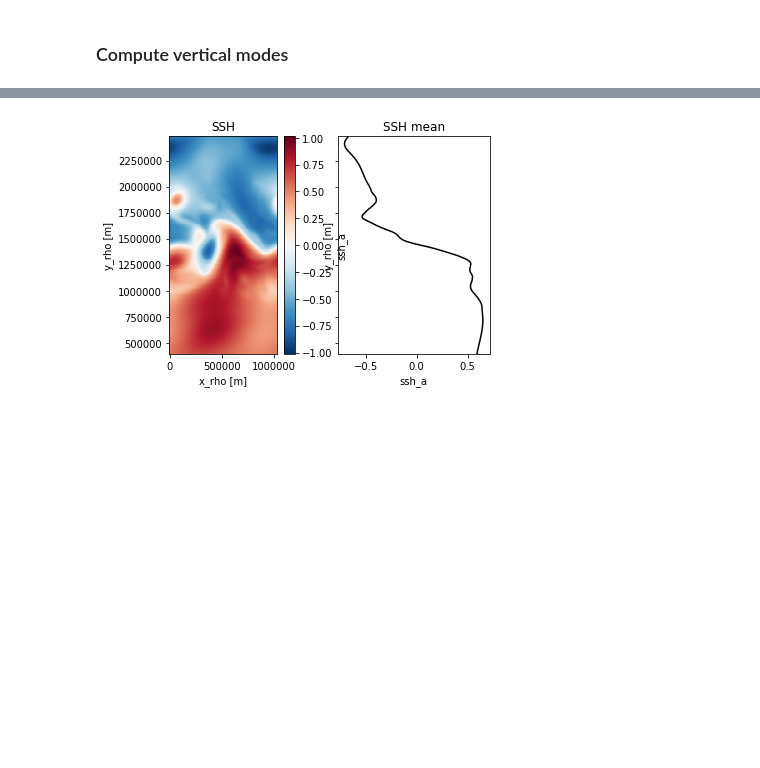
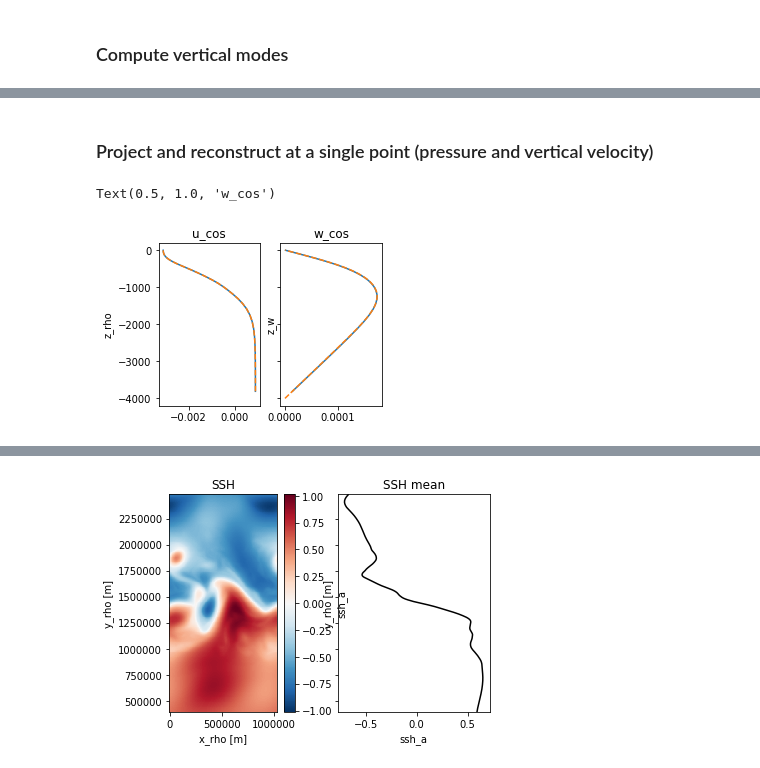
Before and after one commit to slgentil/croco, a Jupyter notebook: tutorials/tuto_vmodes.ipynb, the cells around one changed output, grey strips where cells are left out. Drawn from its saved outputs; the diff is of its cells as text; code cells hidden in the pictures; blank space fills up the shorter version.

```diff
--- a/tutorials/tuto_vmodes.ipynb
+++ b/tutorials/tuto_vmodes.ipynb
@@ -77 +83,29 @@ TypeError: tuple indices must be integers or slices, not tuple
+# %% [markdown]
+### Project and reconstruct at a single point (pressure and vertical velocity)
+# %%
+jy, ix = 10, 20 # isel in sds
+subds = sds.isel(y_rho=jy, x_rho=ix, x_u=ix) # x_u=ix is an approximate shortcut...
+
+h0 = r.ds['grid'].h.sel(x_rho=subds.x_rho, y_rho=subds.y_rho)
+z_r = r.get_z(zeta=subds.ssh_a, h=h0, hgrid="r", vgrid="r")
+
+### project
+un = vmodes.project(subds.u_t_cos, "p", align=True, z=z_r)
+wn = vmodes.project_w(subds.w_t_cos, align=True, z=z_r)
+### and reconstruct
+u_rec = vmodes.reconstruct(un, "u")
+w_rec = vmodes.reconstruct(wn, "w")
+
+### plot result
+fig, axs = plt.subplots(1, 2, figsize=(4,3), sharey=True)
+subds.u_t_cos.assign_coords(z_rho=z_r).plot(y="z_rho", ax=axs[0], label="true")
+u_rec.plot(y="z_rho", ax=axs[0], label="reco", linestyle="--")
+axs[0].set_title('u_cos')
+
+subds.w_t_cos.assign_coords(z_rho=z_r).plot(y="z_rho", ax=axs[1], label="true")
+vmodes.reconstruct_w(wn).plot(y="z_w", ax=axs[1], label="reco", linestyle="--")
+axs[1].set_title('w_cos')
+# %% [output]
+Text(0.5, 1.0, 'w_cos')
+[figure, added]
 # %% [markdown]
```
Also changed, not shown: parts of 4 cells of this notebook, 1 other file.
